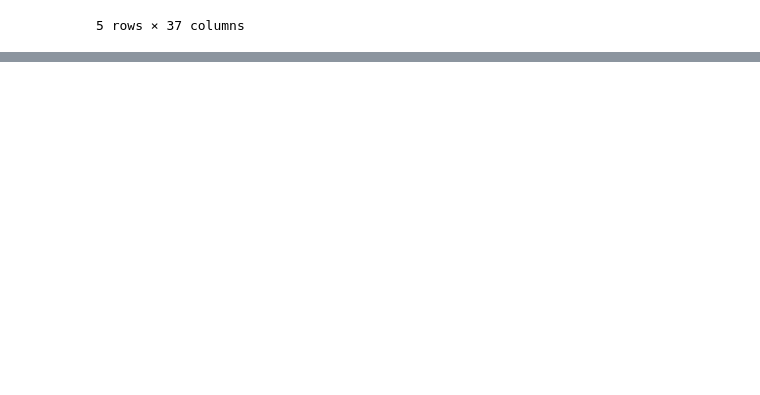
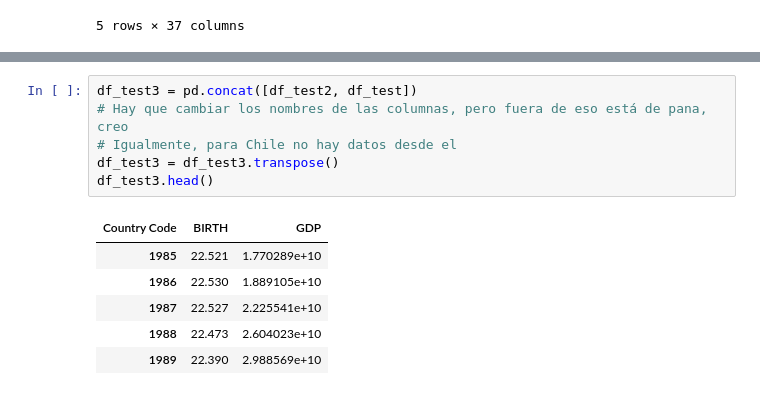
Before and after one commit to Maaaaaaars/Dataviz-Semestral, a Jupyter notebook: Semestral.ipynb, the cells around one changed output, grey strips where cells are left out. Drawn from its saved outputs; the diff is of its cells as text; blank space fills up the shorter version.

```diff
--- a/Semestral.ipynb
+++ b/Semestral.ipynb
@@ -129,0 +118,13 @@ df_test3.transpose()
+# %%
+df_test3 = pd.concat([df_test2, df_test])
+# Hay que cambiar los nombres de las columnas, pero fuera de eso está de pana, creo
+# Igualmente, para Chile no hay datos desde el
+df_test3 = df_test3.transpose()
+df_test3.head()
+# %% [output]
+| Country Code | BIRTH | GDP |
+| 1985 | 22.521 | 1.770289e+10 |
+| 1986 | 22.530 | 1.889105e+10 |
+| 1987 | 22.527 | 2.225541e+10 |
+| 1988 | 22.473 | 2.604023e+10 |
+| 1989 | 22.390 | 2.988569e+10 |
```
Also changed, not shown: parts of 8 cells of this notebook.
